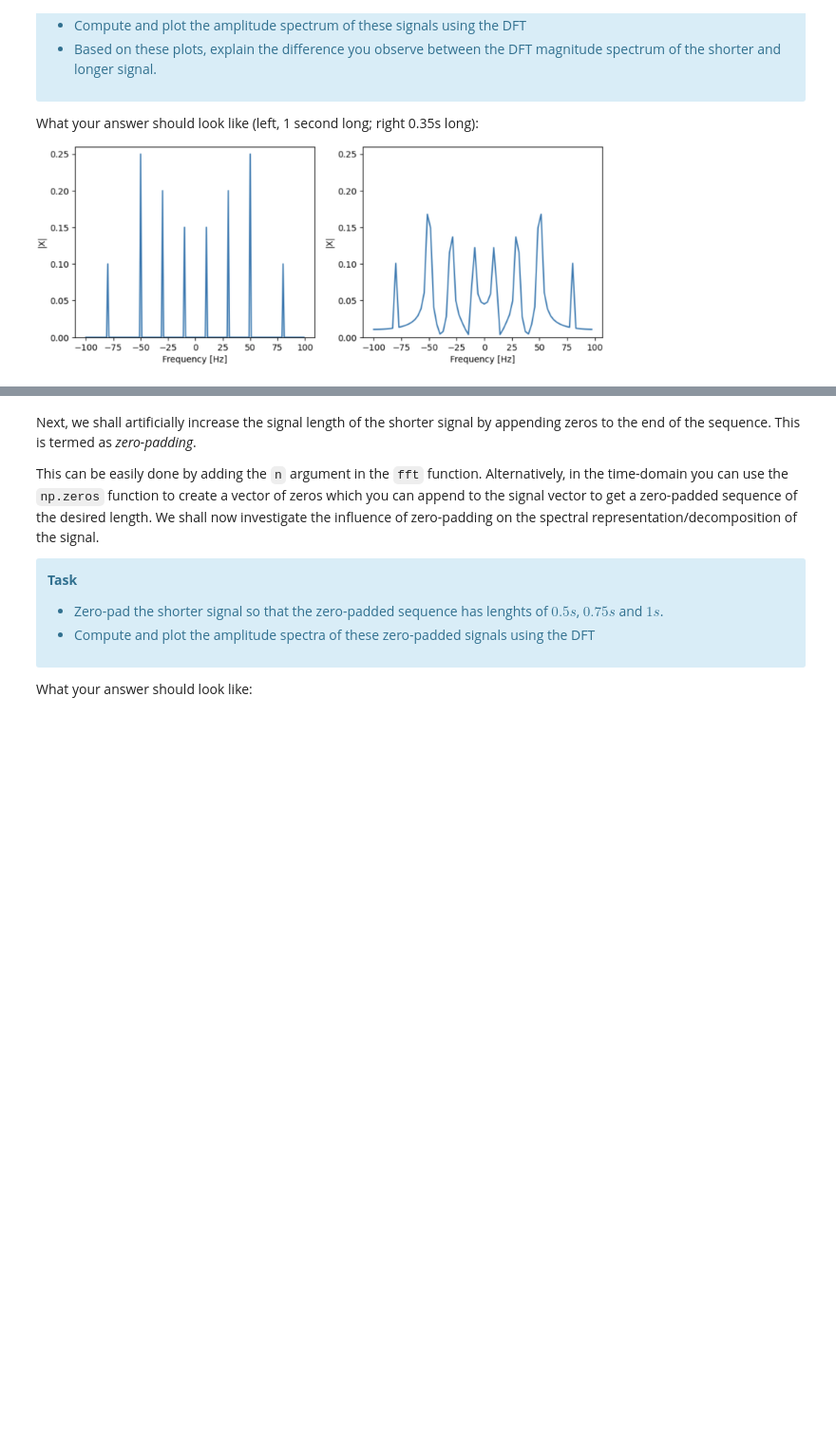
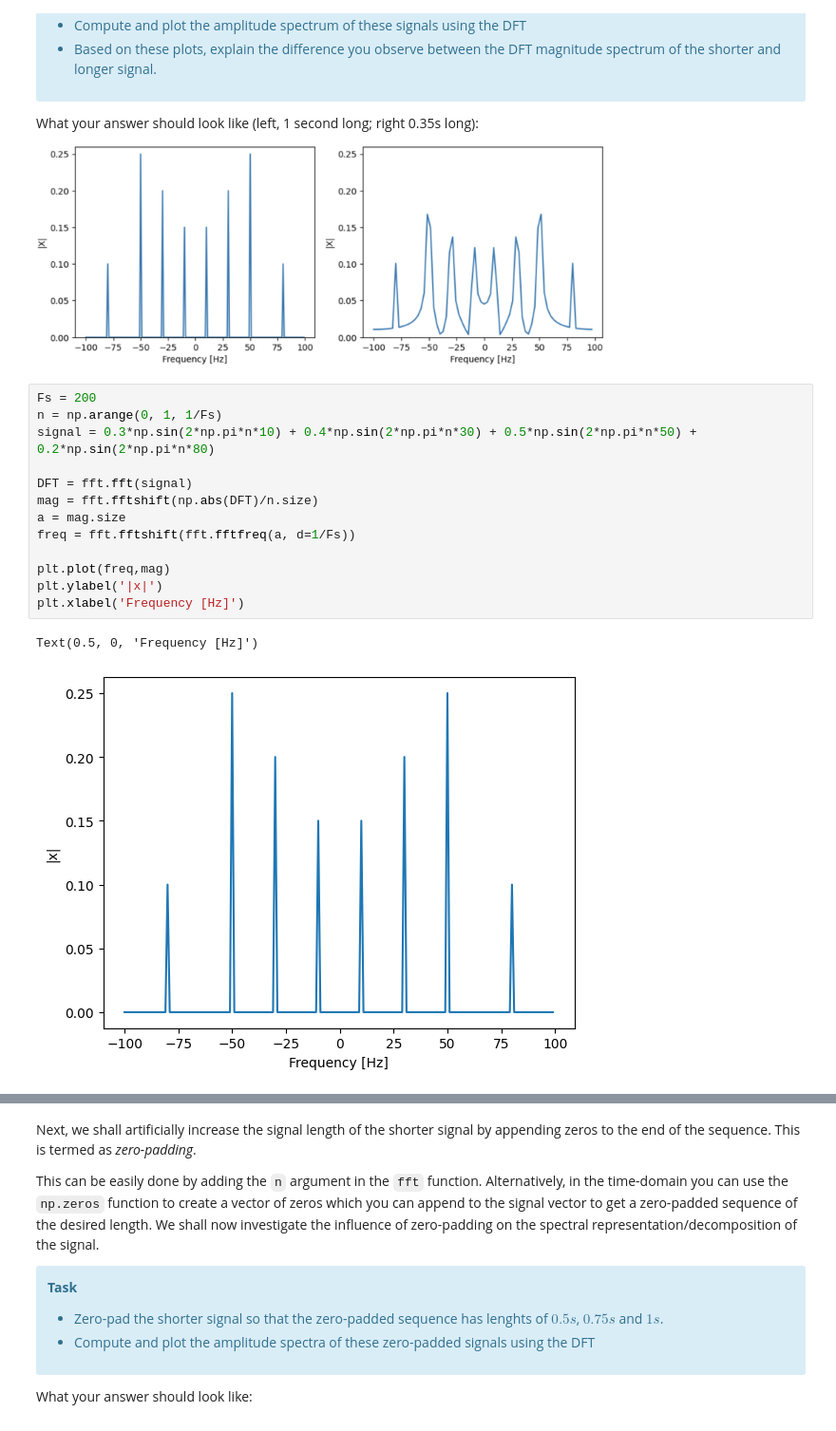
Before and after one commit to mrcocolinho/MSPS-Assignments, a Jupyter notebook: Notebooks/Assignment 1/ex01.ipynb, the cells around one changed output, grey strips where cells are left out. Shown at 95% size. Saved outputs shown, nothing was run; the diff lists cells and outputs as text; blank space fills up the shorter version.

```diff
--- a/Notebooks/Assignment 1/ex01.ipynb
+++ b/Notebooks/Assignment 1/ex01.ipynb
@@ -296,3 +296,19 @@ What your answer should look like (left, 1 second long; right 0.35s long):
 <div>
 <img src="attachment:de06a279-1a70-4a79-9e5d-969d16abef89.png" width="600"/>
 </div>
+# %%
+Fs = 200
+n = np.arange(0, 1, 1/Fs)
+signal = 0.3*np.sin(2*np.pi*n*10) + 0.4*np.sin(2*np.pi*n*30) + 0.5*np.sin(2*np.pi*n*50) + 0.2*np.sin(2*np.pi*n*80)
+
+DFT = fft.fft(signal)
+mag = fft.fftshift(np.abs(DFT)/n.size)
+a = mag.size
+freq = fft.fftshift(fft.fftfreq(a, d=1/Fs))
+
+plt.plot(freq,mag)
+plt.ylabel('|x|')
+plt.xlabel('Frequency [Hz]')
+# %% [output]
+Text(0.5, 0, 'Frequency [Hz]')
+[figure, added]
```
Also changed, not shown: parts of 11 cells of this notebook.
